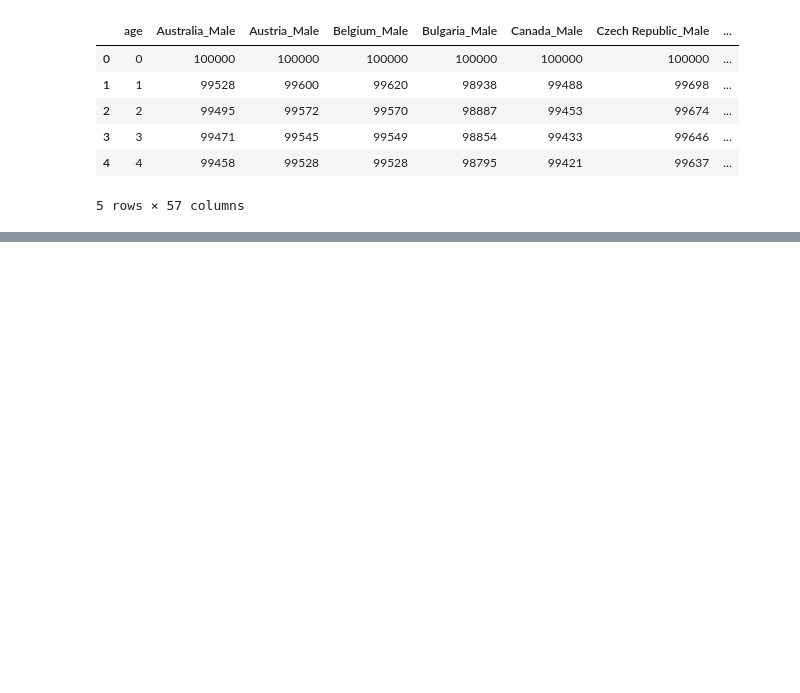
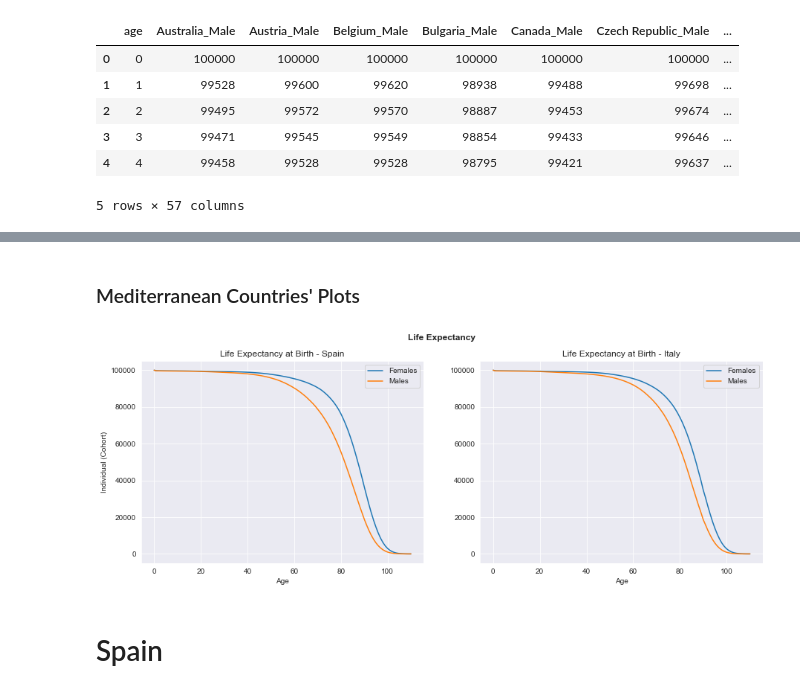
Before and after one commit to Joevalencia/Life-Actuarial-Statistics, a Jupyter notebook: Life Actuarial Study.ipynb, the cells around one changed output, grey strips where cells are left out. Drawn from its saved outputs; the diff is of its cells as text; code cells hidden in the pictures; blank space fills up the shorter version.

Commit message:
Add files via upload
Introduce of basic concepts of life actuarial statistics

```diff
--- a/Life Actuarial Study.ipynb
+++ b/Life Actuarial Study.ipynb
@@ -58,6 +73,10 @@ Let's now plotting some charts for make clear concepts. The first graph is a <fo
 import pandas as pd
 import numpy as np
 import matplotlib.pyplot as plt
+import seaborn as sns
+import plotly.express as px
+import plotly.io as pio
+sns.set_style('darkgrid')
 # %%
 file = r'C:\Users\Josè Valencia\Desktop\Actuarial\lifeTable.csv'
 dataset = pd.read_csv(file)
@@ -186,0 +94,23 @@ iplot(figurita)
+# %% [markdown]
+### Mediterranean Countries' Plots
+# %%
+plt.rcParams['figure.figsize'] = [15, 5]
+p1 = plt.subplot(1,2,1)
+plt.title('Life Expectancy at Birth - Spain')
+plt.xlabel('Age')
+plt.ylabel('Individual (Cohort)')
+plt.plot(dataset.index, dataset.Spain_Female, label = 'Females')
+plt.plot(dataset.index, dataset.Spain_Male, label= 'Males')
+plt.legend(loc='best')
+p2 = plt.subplot(1,2,2)
+plt.title('Life Expectancy at Birth - Italy')
+plt.xlabel('Age')
+plt.suptitle('Life Expectancy', fontweight='bold')
+plt.plot(dataset.index, dataset.Italy_Female, label='Females')
+plt.plot(dataset.index, dataset.Italy_Male, label='Males')
+plt.legend(loc='best')
+plt.show()
+# %% [output]
+[figure, added]
+# %% [markdown]
+# Spain
```
Also changed, not shown: parts of 53 cells of this notebook.
